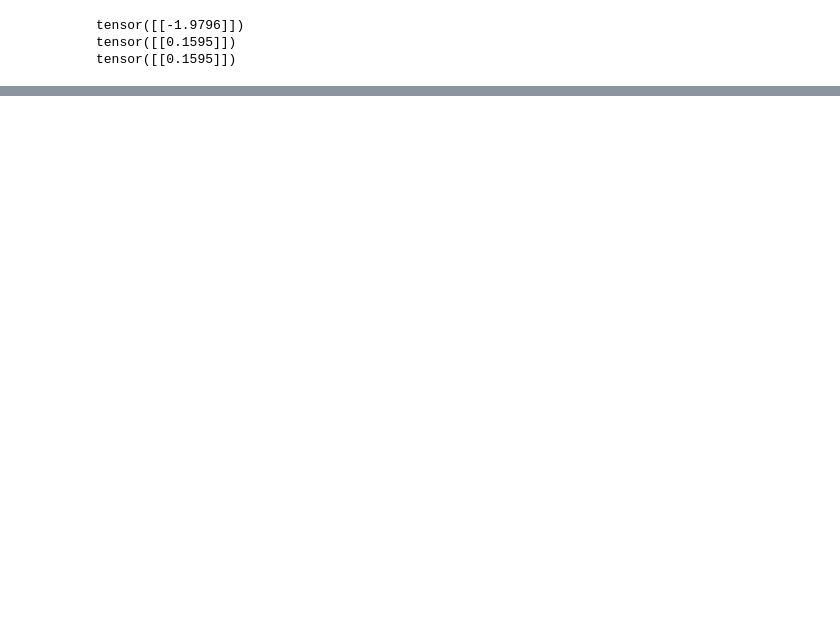
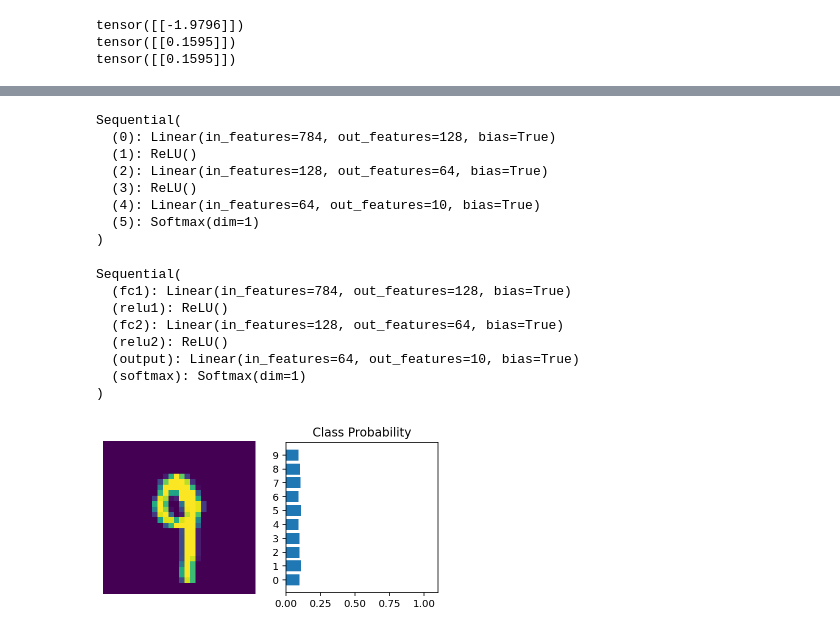
Before and after one commit to HeorhiiS/PyTorch-foundry, a Jupyter notebook: NN_basic.ipynb, the cells around one changed output, grey strips where cells are left out. Saved outputs shown, nothing was run; the diff lists cells and outputs as text; code cells hidden in the pictures; blank space fills up the shorter version.

```diff
--- a/NN_basic.ipynb
+++ b/NN_basic.ipynb
@@ -40,3 +40,0 @@ hidden =2
-# %%
-x = torch.ones(2, 2, requires_grad=True)
-print(x)
@@ -99,0 +214,3 @@ for t in range(500):
+# %%
+classifier_2 = MNISTv2()
+classifier_2
@@ -99,0 +286,60 @@ for t in range(500):
+# %%
+# Grab some data
+dataiter = iter(trainloader)
+images, labels = dataiter.next()
+
+# Resize images into a 1D vector, new shape is (batch size, color channels, image pixels)
+images.resize_(64, 1, 784)
+# or images.resize_(images.shape[0], 1, 784) to automatically get batch size
+
+# Forward pass through the network
+img_idx = 0
+ps = classifier_2.forward(images[img_idx,:])
+
+img = images[img_idx]
+view_classify(img.view(1, 28, 28), ps)
+
+# you can also use nn.Sequential
+
+input_size = 784
+hidden_sizes = [128, 64]
+output_size = 10
+
+# Build a feed-forward network
+model = nn.Sequential(nn.Linear(input_size, hidden_sizes[0]),
+                      nn.ReLU(),
+                      nn.Linear(hidden_sizes[0], hidden_sizes[1]),
+                      nn.ReLU(),
+                      nn.Linear(hidden_sizes[1], output_size),
+                      nn.Softmax(dim=1))
+print(model)
+
+# use dicts for convenience and codifying
+from collections import OrderedDict
+model = nn.Sequential(OrderedDict([
+                      ('fc1', nn.Linear(input_size, hidden_sizes[0])),
+                      ('relu1', nn.ReLU()),
+                      ('fc2', nn.Linear(hidden_sizes[0], hidden_sizes[1])),
+                      ('relu2', nn.ReLU()),
+                      ('output', nn.Linear(hidden_sizes[1], output_size)),
+                      ('softmax', nn.Softmax(dim=1))]))
+model
+# you can now reference parts of the model by keyword
+# %% [output]
+Sequential(
+  (0): Linear(in_features=784, out_features=128, bias=True)
+  (1): ReLU()
+  (2): Linear(in_features=128, out_features=64, bias=True)
+  (3): ReLU()
+  (4): Linear(in_features=64, out_features=10, bias=True)
+  (5): Softmax(dim=1)
+)
+Sequential(
+  (fc1): Linear(in_features=784, out_features=128, bias=True)
+  (relu1): ReLU()
+  (fc2): Linear(in_features=128, out_features=64, bias=True)
+  (relu2): ReLU()
+  (output): Linear(in_features=64, out_features=10, bias=True)
+  (softmax): Softmax(dim=1)
+)
+[figure, added]
```
Also changed, not shown: parts of 19 cells of this notebook.
